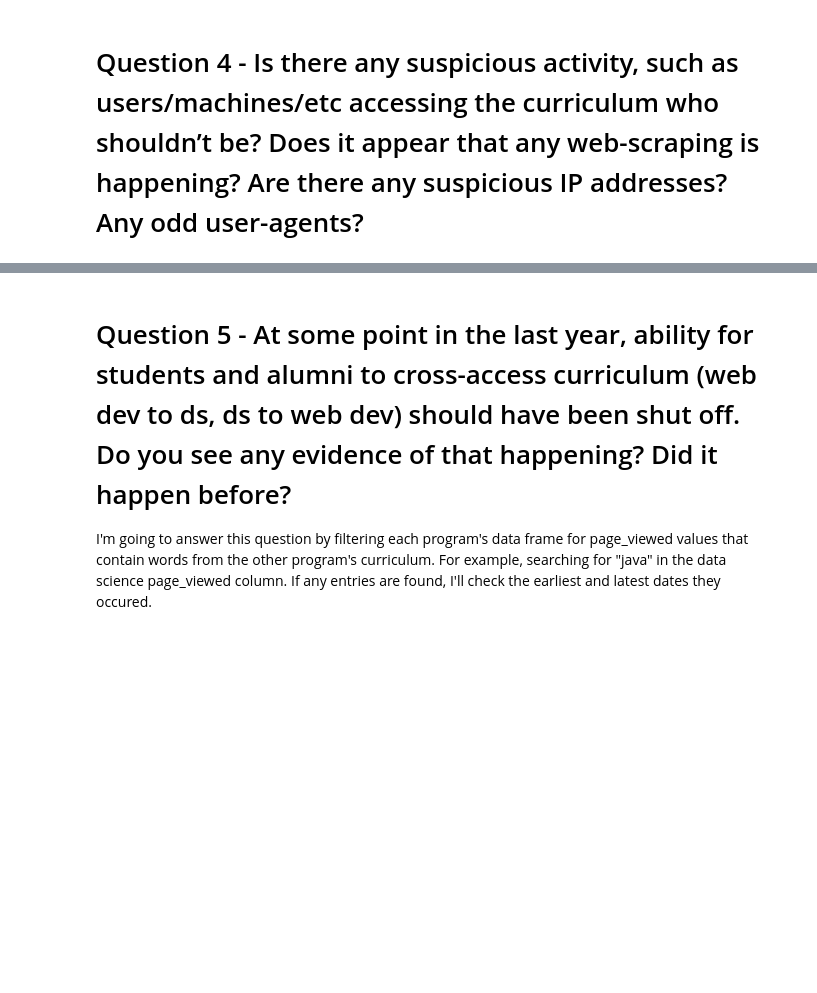
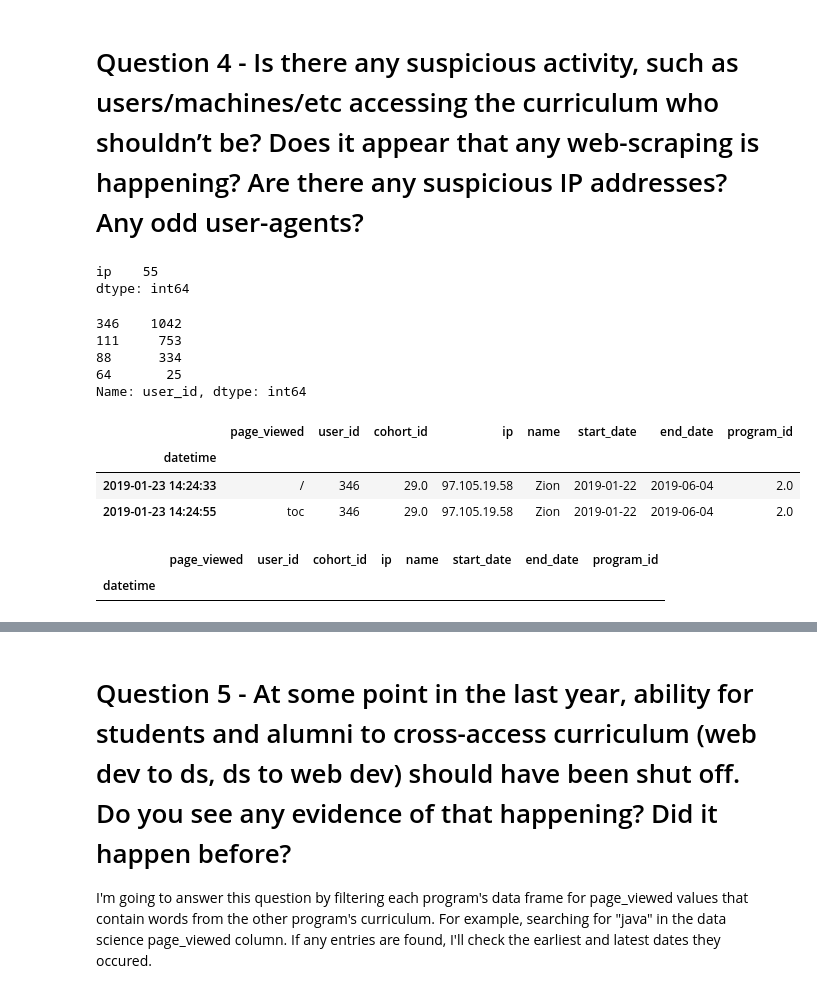
Before and after one commit to SamuelD-Data/anomaly-detection-project, a Jupyter notebook: anomaly_detection_project_notebook.ipynb, the cells around one changed output, grey strips where cells are left out. Drawn from its saved outputs; the diff is of its cells as text; code cells hidden in the pictures; blank space fills up the shorter version.

```diff
--- a/anomaly_detection_project_notebook.ipynb
+++ b/anomaly_detection_project_notebook.ipynb
@@ -1032,3 +1034,34 @@ I believe that user 697 is also user 699 since they both used an IP that no one
 User 487 may be an one-time alternate user profile for a Bayes student since they only accessed the site a few times on one particular day near the start of the cohort. It would require a large amount of time to research each user who used the same IP address as user 487 since there are so many of them. It is for this reason that my research of user 487 will end here. If time permits, I will return to this user and research further.
 # %% [markdown]
 # Question 4 - Is there any suspicious activity, such as users/machines/etc accessing the curriculum who shouldn’t be? Does it appear that any web-scraping is happening? Are there any suspicious IP addresses? Any odd user-agents?
+# %%
+ip_count = pd.DataFrame(df.groupby('user_id')['ip'].nunique().sort_values(ascending=False))
+
+ip_count[ip_count.ip > 20].count()
+# %% [output]
+ip    55
+dtype: int64
+# %%
+many_ip = ip_count[ip_count.ip > 20].index.tolist()
+
+many_ip_no_prog = df[(df.user_id.isin(many_ip)) & (df.program_id == 0.0)]
+
+many_ip_no_prog.user_id.value_counts()
+# %% [output]
+346    1042
+111     753
+88      334
+64       25
+Name: user_id, dtype: int64
+# %%
+df[(df.user_id == 346) & (df.program_id != 0.0)].head(2)
+# %% [output]
+|  | page_viewed | user_id | cohort_id | ip | name | start_date | end_date | program_id |
+| datetime |  |  |  |  |  |  |  |  |
+| 2019-01-23 14:24:33 | / | 346 | 29.0 | 97.105.19.58 | Zion | 2019-01-22 | 2019-06-04 | 2.0 |
+| 2019-01-23 14:24:55 | toc | 346 | 29.0 | 97.105.19.58 | Zion | 2019-01-22 | 2019-06-04 | 2.0 |
+# %%
+df[(df.user_id == 111) & (df.program_id != 0.0)].head(2)
+# %% [output]
+|  | page_viewed | user_id | cohort_id | ip | name | start_date | end_date | program_id |
+| datetime |  |  |  |  |  |  |  |  |
```
Also changed, not shown: parts of 8 cells of this notebook.
